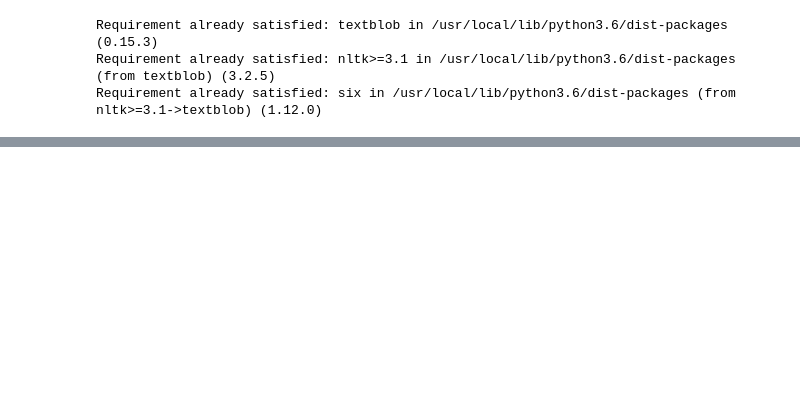
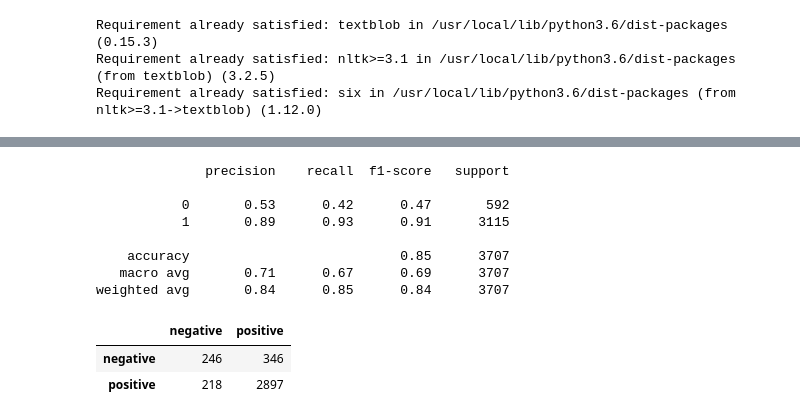
Before and after one commit to alexprabu/hackathon---submission_inceptez, a Jupyter notebook: SentimentAnalysis/Sentiment_Analysis.ipynb, the cells around one changed output, grey strips where cells are left out. Saved outputs shown, nothing was run; the diff lists cells and outputs as text; code cells hidden in the pictures; blank space fills up the shorter version.

```diff
--- a/SentimentAnalysis/Sentiment_Analysis.ipynb
+++ b/SentimentAnalysis/Sentiment_Analysis.ipynb
@@ -748,7 +781,5 @@ import textblob
 # %%
-# Testing just 3 reviews and their sentiments with Predicted Polarity
-
-for review, sentiment  in zip(reviews[105:108], sentiments[105:108]):
+for review, sentiment in zip(norm_test_reviews[9:12], test_sentiments[9:12]):
     print("REVIEW: ", review)
     print("SENTIMENT: ", sentiment)
     print('PREDICTED Sentiment polarity:', textblob.TextBlob(text_pre_processor(review)).sentiment.polarity)
@@ -763,6 +807,26 @@ NameError: ignored
 from afinn import Afinn
 
 afn = Afinn(emoticons=True)
+# %%
+afinn_scores = [afn.score(review) for review in norm_test_reviews]
+# %%
+predicted_sentiments = [1 if score >= 0.1 else 0 for score in afinn_scores]
+# %%
+labels = ['negative', 'positive']
+print(classification_report(test_sentiments, predicted_sentiments))
+pd.DataFrame(confusion_matrix(test_sentiments, predicted_sentiments), index=labels, columns=labels)
+# %% [output]
+              precision    recall  f1-score   support
+
+           0       0.53      0.42      0.47       592
+           1       0.89      0.93      0.91      3115
+
+    accuracy                           0.85      3707
+   macro avg       0.71      0.67      0.69      3707
+weighted avg       0.84      0.85      0.84      3707
+|  | negative | positive |
+| negative | 246 | 346 |
+| positive | 218 | 2897 |
 # %%
 # Testing just 3 reviews and their sentiments with AFINN Score
 
```
Also changed, not shown: parts of 29 cells of this notebook.
